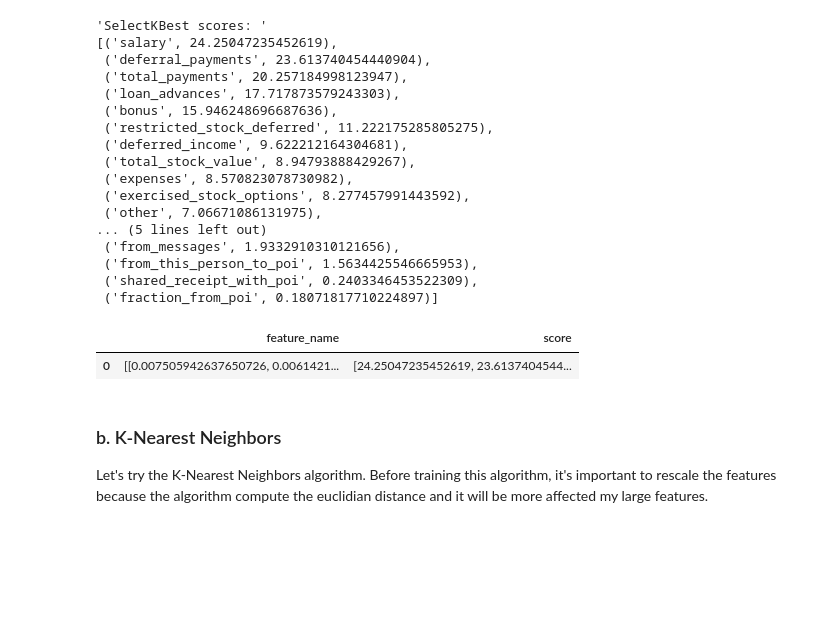
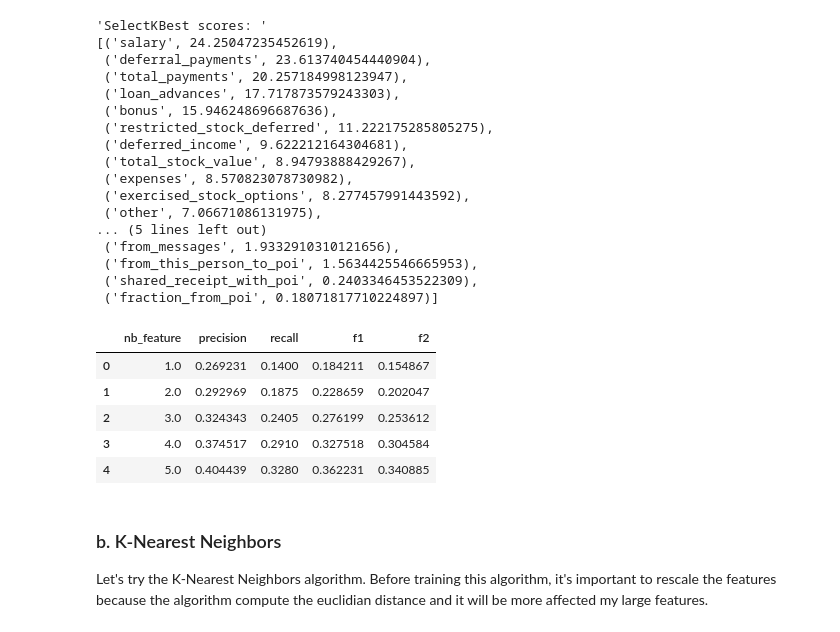
Before and after one commit to jyothiare/Enron-Final-Project, a Jupyter notebook: Machine Language Final Project.ipynb, the cells around one changed output. Saved outputs shown, nothing was run; the diff lists cells and outputs as text; code cells hidden in the pictures; blank space fills up the shorter version.

```diff
--- a/Machine Language Final Project.ipynb
+++ b/Machine Language Final Project.ipynb
@@ -694,6 +702,7 @@ for nb_features in range(1,20):
     f1_result.append(f1)
     f2_result.append(f2)
     nb_feature_store.append(nb_features)
+    feature_name.append(features1)
 # %% [output]
 20
 # %%
@@ -771,14 +780,18 @@ pprint.pprint( sorted_scores)
  ('from_this_person_to_poi', 1.5634425546665953),
  ('shared_receipt_with_poi', 0.2403346453522309),
  ('fraction_from_poi', 0.18071817710224897)]
-# %%
-import pandas as pd
-feature_importance=pd.DataFrame([features1[1:],list(selector.scores_)]).T
-feature_importance.columns=['feature_name','score']
-feature_importance.sort_values('score',ascending=False)
-# %% [output]
-|  | feature_name | score |
-| 0 | [[0.007505942637650726, 0.0061421... | [24.25047235452619, 23.6137404544... |
+# %%
+import pandas as pd
+result=pd.DataFrame([nb_feature_store,precision_result,recall_result,f1_result,f2_result]).T
+result.columns=['nb_feature','precision','recall','f1','f2']
+result.head()
+# %% [output]
+|  | nb_feature | precision | recall | f1 | f2 |
+| 0 | 1.0 | 0.269231 | 0.1400 | 0.184211 | 0.154867 |
+| 1 | 2.0 | 0.292969 | 0.1875 | 0.228659 | 0.202047 |
+| 2 | 3.0 | 0.324343 | 0.2405 | 0.276199 | 0.253612 |
+| 3 | 4.0 | 0.374517 | 0.2910 | 0.327518 | 0.304584 |
+| 4 | 5.0 | 0.404439 | 0.3280 | 0.362231 | 0.340885 |
 # %% [markdown]
 ### b. K-Nearest Neighbors
 Let's try the K-Nearest Neighbors algorithm. Before training this algorithm, it's important to rescale the features because the algorithm compute the euclidian distance and it will be more affected my large features.
```
Also changed, not shown: parts of 15 cells of this notebook.
